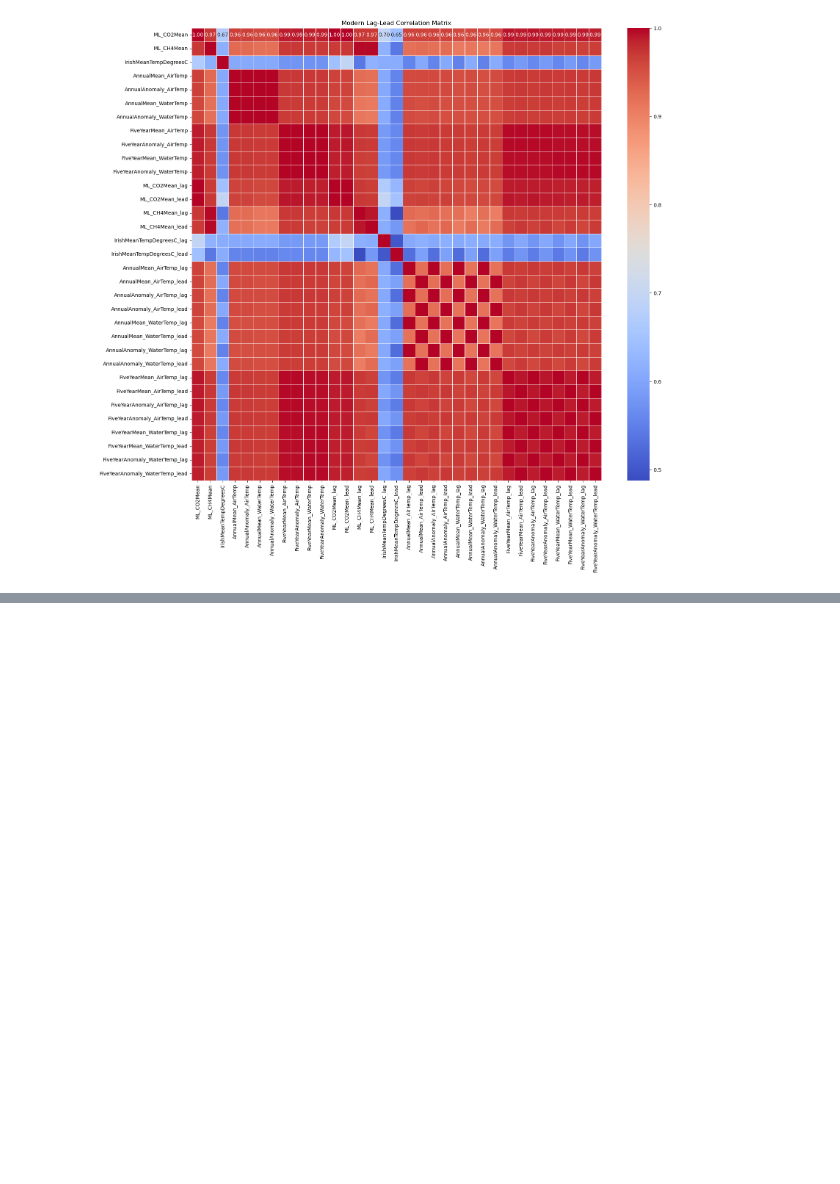
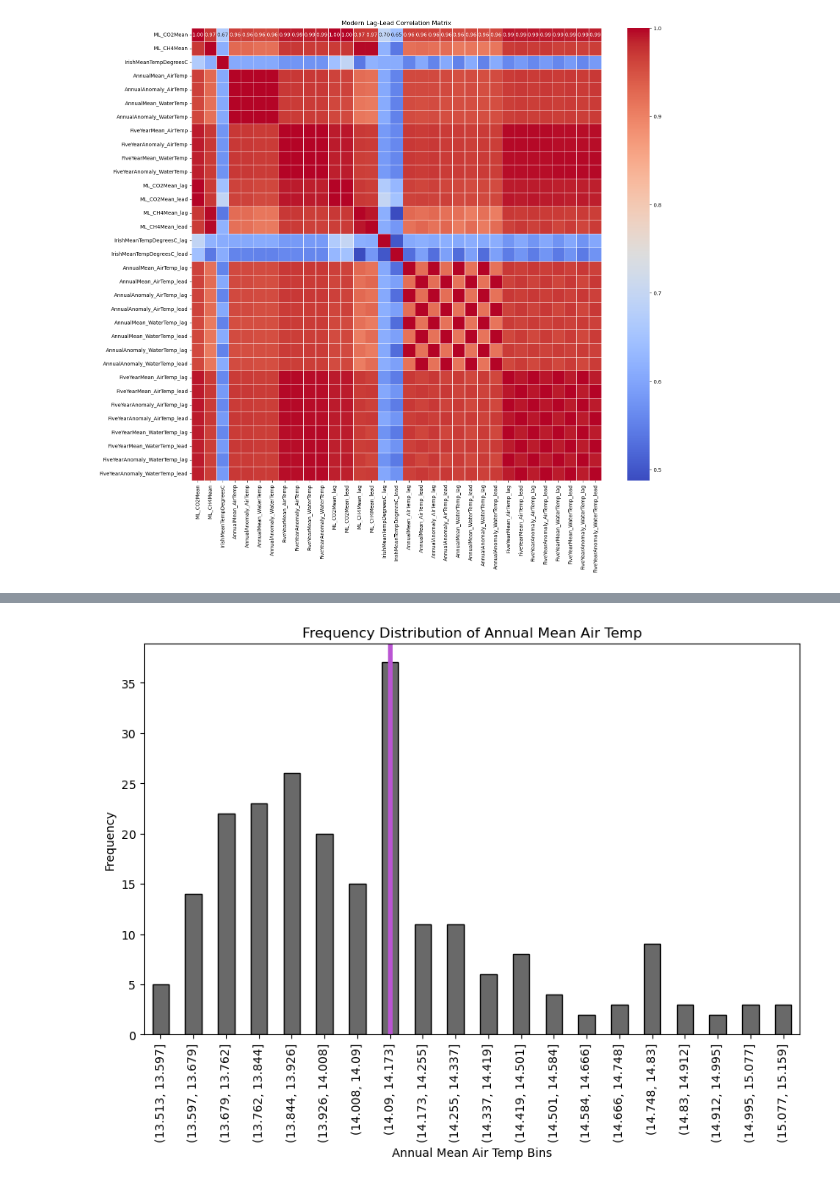
Before and after one commit to turps-pc90/PfDA_ClimateProject, a Jupyter notebook: project.ipynb, the cells around one changed output, grey strips where cells are left out. Saved outputs shown, nothing was run; the diff lists cells and outputs as text; code cells hidden in the pictures; blank space fills up the shorter version.

```diff
--- a/project.ipynb
+++ b/project.ipynb
@@ -1328,0 +1441,24 @@ The CO2 and CH4 records show a strong correlation with the global mean temperatu
+# %%
+# Specify the number of bins
+num_bins = 20
+
+# Create bins using pd.cut - AnnualMean_AirTemp - amat
+amat_bins = pd.cut(modern_freq['AnnualMean_AirTemp'], bins=num_bins)
+
+# Get the frequency distribution of bins
+amat_bin_frequency = amat_bins.value_counts()
+
+# Plotting the frequency distribution
+plt.figure(figsize=(10, 6))
+amat_bin_frequency.sort_index().plot(kind='bar', color='dimgrey', edgecolor='black')
+plt.title('Frequency Distribution of Annual Mean Air Temp')
+plt.xlabel('Annual Mean Air Temp Bins')
+plt.ylabel('Frequency')
+
+# A vertical line to point out the average air temperature value of 14.104
+plt.axvline(x=7,linewidth=4, color='mediumorchid')
+
+plt.xticks(rotation=90)
+plt.show()
+# %% [output]
+[figure, added]
```
Also changed, not shown: parts of 59 cells of this notebook.
